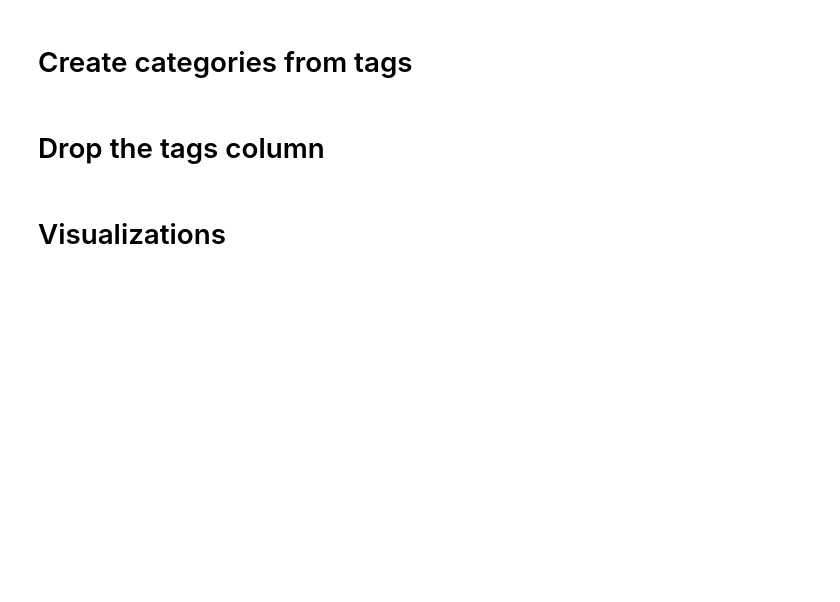
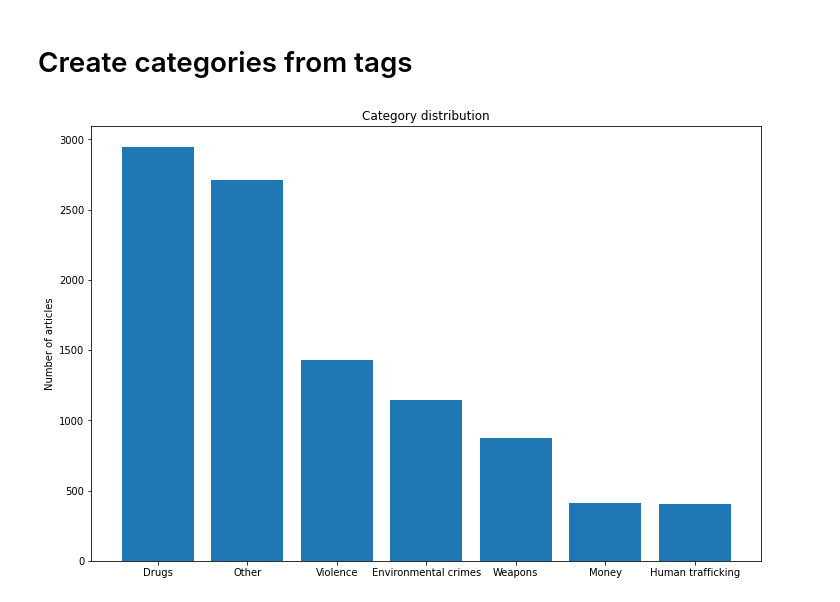
Before and after one commit to SKC-Team1/DSAI, a Jupyter notebook: main_tags.ipynb, the cells around one changed output. Cells and saved outputs as stored; diff of their text form; code cells hidden in the pictures; blank space fills up the shorter version.

```diff
--- a/main_tags.ipynb
+++ b/main_tags.ipynb
@@ -58,9 +58,6 @@ entries_count = len(df)
 # remove duplicate entries by title and date
 df.drop_duplicates(subset=["Title", "Date"], keep="first", inplace=True)
 
-# Drop the date column
-df.drop(columns=["Date"], inplace=True)
-
 # Print the number of deleted entries
 print(f"Removed {entries_count - len(df)} duplicate entries.")
 
@@ -188,18 +189,15 @@ for index, row in df.iterrows():
         row["Category"] = "Other"
     else:
         row["Category"] = max(counters, key=counters.get)
-# %% [markdown]
-# Drop the tags column
-# %%
-df.drop(columns=["Tags"], inplace=True)
-# %% [markdown]
-# Visualizations
+# %%
+categories = df["Category"].value_counts()
 # %%
-category_counts = df["Category"].value_counts()
 plt.figure(figsize=(12, 8))
 plt.title("Category distribution")
 plt.ylabel("Number of articles")
-plt.bar(category_counts.index, category_counts.values)
+plt.bar(categories.index, categories.values)
 plt.show()
+# %% [output]
+[figure, added]
 # %%
 df.head(10)
```
Also changed, not shown: parts of 8 cells of this notebook.
